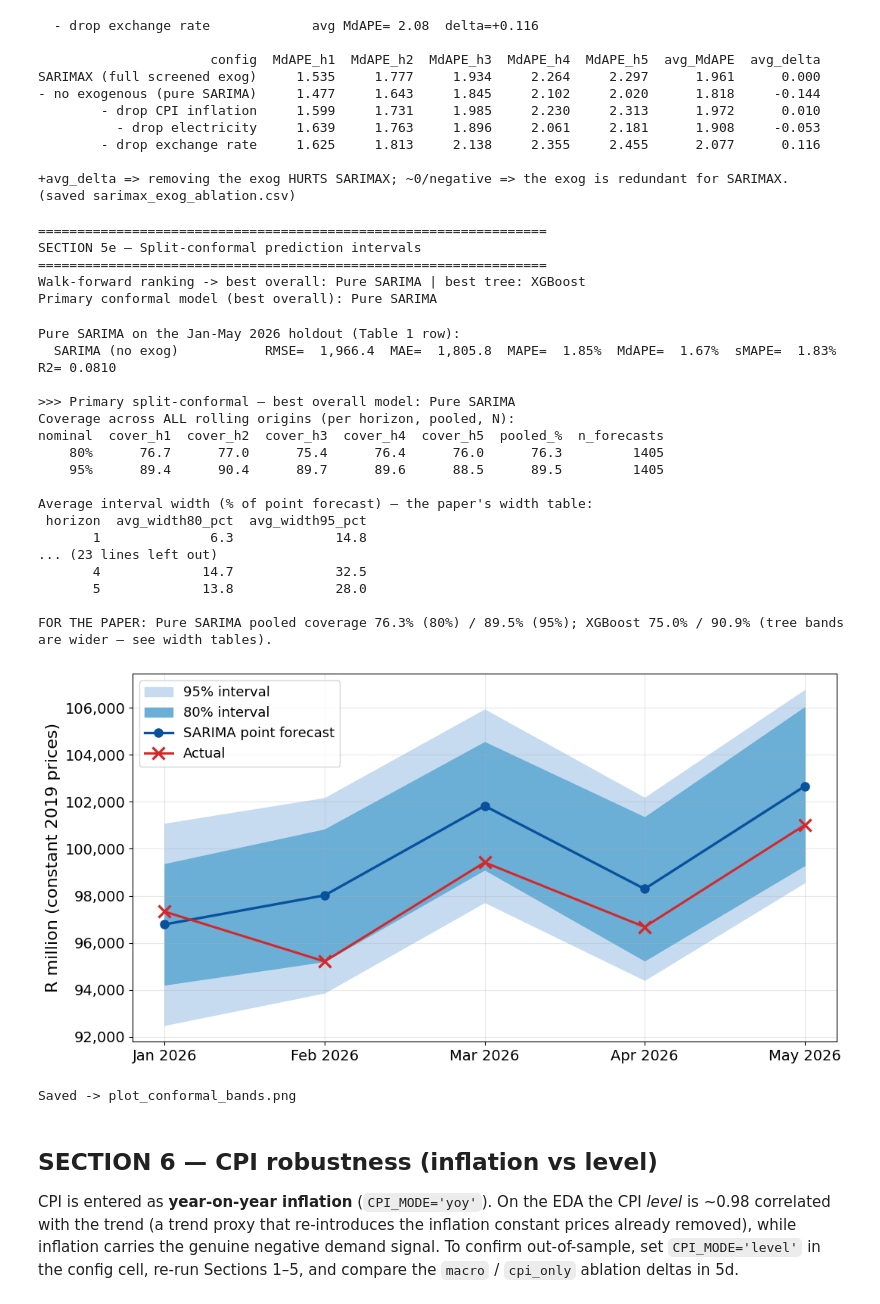
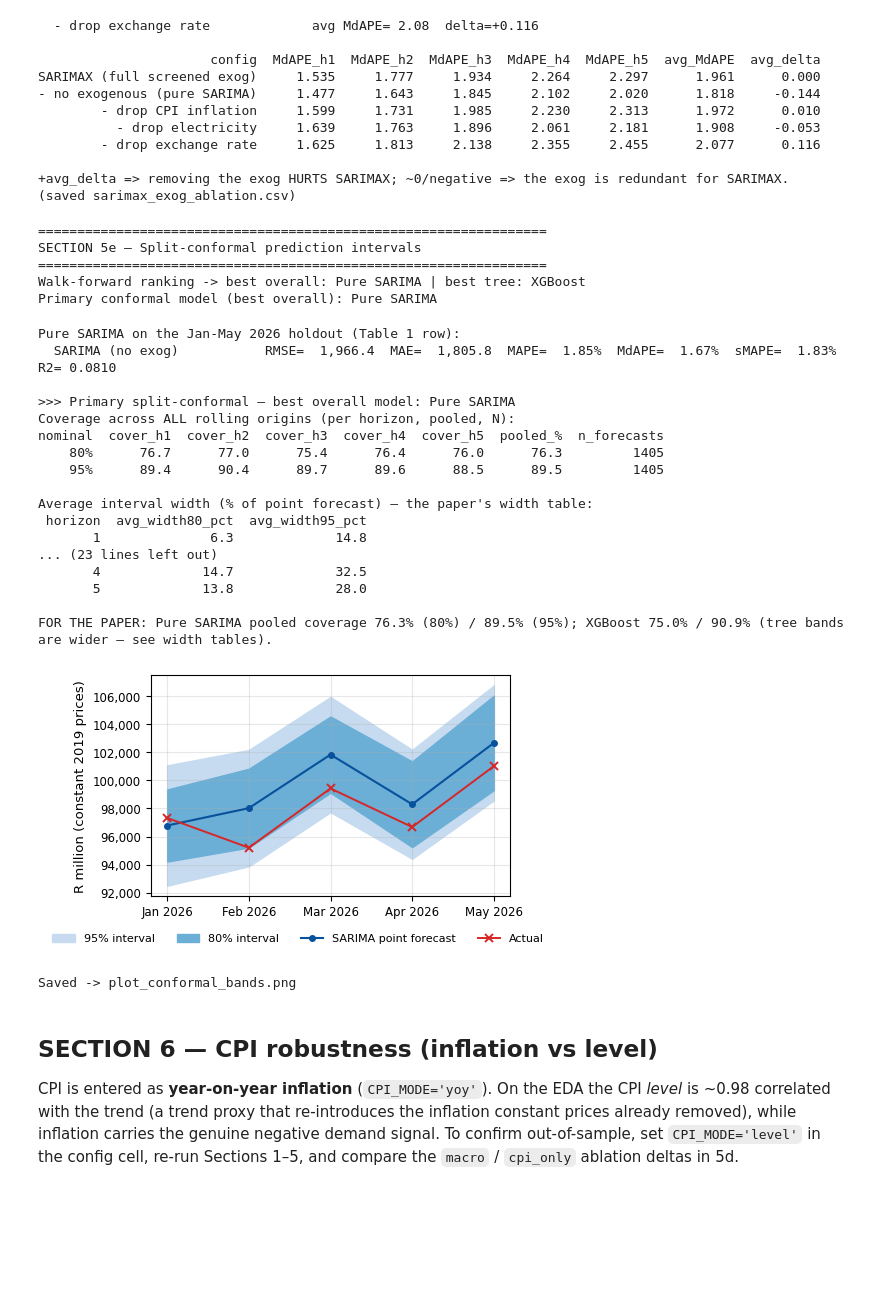
Before and after one commit to thabisop/Tree_Based_ML-Short_Term_Retail_Trade_Sales_Forecasting, a Jupyter notebook: Modelling_Script.ipynb, the cells around one changed output. Cells and saved outputs as stored; diff of their text form; code cells hidden in the pictures; blank space fills up the shorter version.

```diff
--- a/Modelling_Script.ipynb
+++ b/Modelling_Script.ipynb
@@ -836,13 +831,13 @@ print("\n" + "=" * 65); print("SECTION 5b-plot — Model comparison across horiz
 
 # Two panels: MdAPE (typical) and MAPE (mean) by horizon. Tree/ML models drawn as
 # solid lines, econometric + naive benchmarks as dashed, so the ML-vs-benchmark
-# comparison is visible at a glance.
+# comparison is visible at a glance. Landscape size kept, titles removed, fonts enlarged.
 model_styles = {
     "Naive":         ("#999999", ":",  "o"),
     "SeasonalNaive": ("#000000", "--", "s"),
     "ARIMA":         ("#1f77b4", "--", "^"),
     "SARIMAX":       ("#17becf", "--", "v"),
-    "Pure SARIMA":   ("#2ca02c", "--", "D"),
+    "Pure SARIMA":    ("#2ca02c", "--", "D"),
     "RandomForest":  ("#9467bd", "-",  "D"),
     "XGBoost":       ("#d62728", "-",  "P"),
     "LightGBM":      ("#8c564b", "-",  "X"),
@@ -850,22 +845,23 @@ model_styles = {
 accuracy_pivot_mdape = accuracy_by_model_horizon.pivot(index="model", columns="horizon", values="MdAPE")
 accuracy_pivot_mape  = accuracy_by_model_horizon.pivot(index="model", columns="horizon", values="MAPE")
 
-plt.rcParams.update({"font.size": 15})
-_display = {"SeasonalNaive": "Seasonal naive", "RandomForest": "Random Forest", "Pure SARIMA": "SARIMA"}
-fig, axes = plt.subplots(1, 2, figsize=(16, 6.4), sharex=True)
-for metric_label, pivot, axis in [("MdAPE (%)", accuracy_pivot_mdape, axes[0]),
-                                  ("MAPE (%)",  accuracy_pivot_mape,  axes[1])]:
+fig, axes = plt.subplots(1, 2, figsize=(15, 6), sharex=True)
+for metric_name, pivot, axis in [("MdAPE (median APE)", accuracy_pivot_mdape, axes[0]),
+                                 ("MAPE (mean APE)",   accuracy_pivot_mape,  axes[1])]:
+    _display = {"SeasonalNaive": "Seasonal naive", "RandomForest": "Random Forest", "Pure SARIMA": "SARIMA"}
     for model_name in [m for m in model_styles if m in pivot.index]:
         colour, line_style, marker = model_styles[model_name]
         axis.plot(HORIZONS, pivot.loc[model_name, HORIZONS].values, marker=marker,
-                  linestyle=line_style, color=colour, linewidth=2.6 if line_style == "-" else 1.9,
+                  linestyle=line_style, color=colour, linewidth=2.2 if line_style == "-" else 1.6,
                   markersize=9, label=_display.get(model_name, model_name), alpha=0.9)
-    axis.set_xlabel("Forecast horizon (months ahead)", fontsize=16); axis.set_ylabel(metric_label, fontsize=16)
-    axis.set_xticks(HORIZONS); axis.tick_params(labelsize=14); axis.grid(True, alpha=0.3)
+    axis.set_xlabel("Forecast horizon h (months ahead)", fontsize=20); axis.set_ylabel(metric_name.split()[0] + " (%)", fontsize=20)
+    axis.set_xticks(HORIZONS); axis.grid(True, alpha=0.3); axis.tick_params(labelsize=18)
 handles, labels = axes[0].get_legend_handles_labels()
-fig.legend(handles, labels, loc="lower center", ncol=4, frameon=True, bbox_to_anchor=(0.5, -0.12), fontsize=15)
-plt.tight_layout(); plt.savefig("fig2_model_comparison.png", dpi=200, bbox_inches="tight"); plt.show()
-print("Saved -> fig2_model_comparison.png")
+fig.legend(handles, labels, loc="lower center", ncol=4, fontsize=18, frameon=False, bbox_to_anchor=(0.5, 0.0))
+from matplotlib.ticker import MultipleLocator
+axes[1].yaxis.set_major_locator(MultipleLocator(1))   # MAPE ticks in steps of 1
+plt.tight_layout(w_pad=2, rect=[0, 0.16, 1, 1]); plt.savefig("plot_model_comparison.png", dpi=150, bbox_inches="tight"); plt.show()
+print("Saved -> plot_model_comparison.png")
 
 # Companion bar chart: average accuracy across horizons per model (single summary view)
 avg_mdape = accuracy_pivot_mdape[HORIZONS].mean(axis=1).reindex(MODEL_ORDER)
@@ -1318,44 +1314,46 @@ else:
 
 # ---- plot (primary) ----
 from matplotlib.ticker import FuncFormatter
+TW = 5.59  # printed text width in inches; figures saved at this size so font sizes are true point sizes
 _label = "SARIMA" if conformal_model == "Pure SARIMA" else conformal_model
 positions = range(len(hi_primary))
-plt.rcParams.update({"font.size": 15})
-fig, ax = plt.subplots(figsize=(11, 5.6))
+plt.rcParams.update({"font.size": 9, "axes.labelsize": 9.5, "xtick.labelsize": 8.5, "ytick.labelsize": 8.5})
+fig, ax = plt.subplots(figsize=(TW * 0.85, 2.7))
 ax.fill_between(positions, hi_primary["lower95"], hi_primary["upper95"], color="#c6dbef", label="95% interval")
 ax.fill_between(positions, hi_primary["lower80"], hi_primary["upper80"], color="#6baed6", label="80% interval")
-ax.plot(positions, hi_primary["point"], "o-", color="#08519c", linewidth=2.4, markersize=8, label=f"{_label} point forecast")
-ax.plot(positions, hi_primary["actual"], "x-", color="#d62728", linewidth=2.2, markersize=11, markeredgewidth=2.4, label="Actual")
+ax.plot(positions, hi_primary["point"], "o-", color="#08519c", linewidth=1.5, markersize=4, label=f"{_label} point forecast")
+ax.plot(positions, hi_primary["actual"], "x-", color="#d62728", linewidth=1.4, markersize=6, markeredgewidth=1.4, label="Actual")
 ax.set_xticks(list(positions)); ax.set_xticklabels(hi_primary["month"])
-ax.set_ylabel("R million (constant 2019 prices)", fontsize=16)
+ax.set_ylabel("R million (constant 2019 prices)")
 ax.yaxis.set_major_formatter(FuncFormatter(lambda v, p: f"{v:,.0f}"))
-ax.tick_params(labelsize=14); ax.legend(loc="upper left", fontsize=13); ax.grid(alpha=0.3)
-plt.tight_layout(); plt.savefig("plot_conformal_bands.png", dpi=200, bbox_inches="tight"); plt.show()
+ax.grid(alpha=0.3)
+fig.legend(*ax.get_legend_handles_labels(), loc="lower center", ncol=4, frameon=False, bbox_to_anchor=(0.5, -0.08), fontsize=8)
+plt.tight_layout(); plt.savefig("plot_conformal_bands.png", dpi=300, bbox_inches="tight"); plt.show()
 print("Saved -> plot_conformal_bands.png")
 # %% [output]
 =================================================================
 SECTION 5e — Split-conformal prediction intervals
 =================================================================
 Walk-forward ranking -> best overall: Pure SARIMA | best tree: XGBoost
 Primary conformal model (best overall): Pure SARIMA
 Pure SARIMA on the Jan-May 2026 holdout (Table 1 row):
   SARIMA (no exog)           RMSE=  1,966.4  MAE=  1,805.8  MAPE=  1.85%  MdAPE=  1.67%  sMAPE=  1.83%  R2= 0.0810
 
 >>> Primary split-conformal — best overall model: Pure SARIMA
 Coverage across ALL rolling origins (per horizon, pooled, N):
 nominal  cover_h1  cover_h2  cover_h3  cover_h4  cover_h5  pooled_%  n_forecasts
     80%      76.7      77.0      75.4      76.4      76.0      76.3         1405
     95%      89.4      90.4      89.7      89.6      88.5      89.5         1405
 
 Average interval width (% of point forecast) — the paper's width table:
  horizon  avg_width80_pct  avg_width95_pct
        1              6.3             14.8
 ... (23 lines left out)
        4             14.7             32.5
        5             13.8             28.0
 
 FOR THE PAPER: Pure SARIMA pooled coverage 76.3% (80%) / 89.5% (95%); XGBoost 75.0% / 90.9% (tree bands are wider — see width tables).
-[figure, old version]
+[figure, new version]
 Saved -> plot_conformal_bands.png
 # %% [markdown]
 ## SECTION 6 — CPI robustness (inflation vs level)
```
Also changed, not shown: parts of 4 cells of this notebook.
